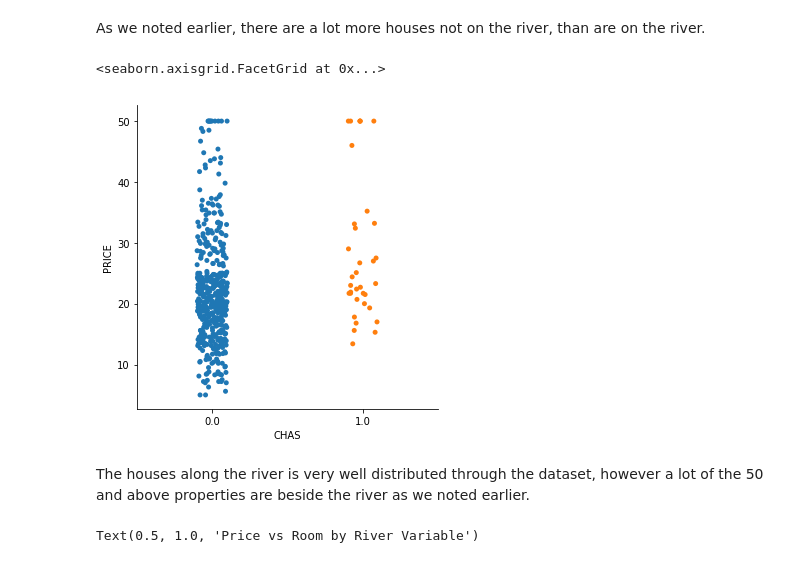
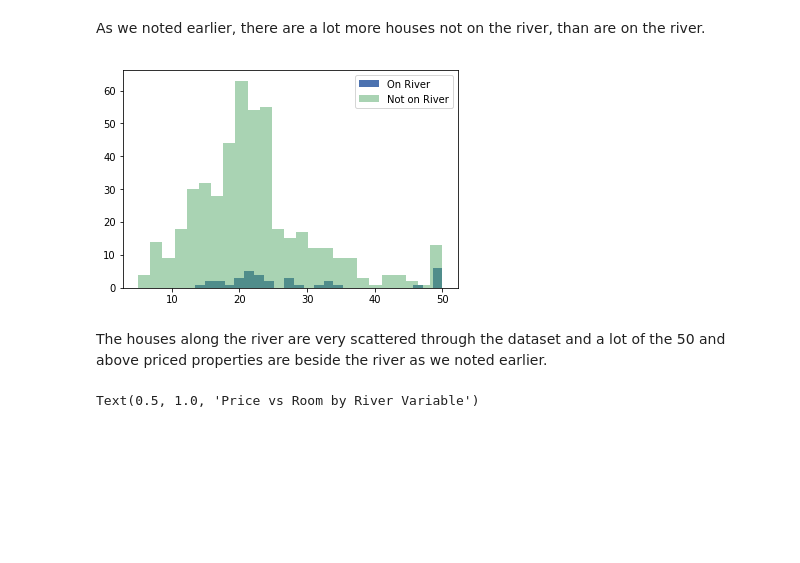
Before and after one commit to zoecahill1/machine-project, a Jupyter notebook: boston-dataset.ipynb, the cells around one changed output. Drawn from its saved outputs; the diff is of its cells as text; code cells hidden in the pictures; blank space fills up the shorter version.

```diff
--- a/boston-dataset.ipynb
+++ b/boston-dataset.ipynb
@@ -493,13 +493,21 @@ sns.countplot(x='CHAS', data=df)
 [figure]
 # %% [markdown]
 As we noted earlier, there are a lot more houses not on the river, than are on the river.
-# %%
-sns.catplot(x='CHAS', y='PRICE', data=df)
-# %% [output]
-<seaborn.axisgrid.FacetGrid at 0x...>
-[figure, removed]
+# %%
+[7]
+RiverH = df[df['CHAS'] == 1.0]['PRICE']
+NRiverH = df[df['CHAS'] == 0.0]['PRICE']
+
+plt.style.use('seaborn-deep')
+plt.hist(RiverH, bins=25, label='On River')
+plt.hist(NRiverH, bins= 25, alpha=0.5, label='Not on River')
+
+plt.legend()
+plt.show()
+# %% [output]
+[figure, added]
 # %% [markdown]
-The houses along the river is very well distributed through the dataset, however a lot of the 50 and above properties are beside the river as we noted earlier.
+The houses along the river are very scattered through the dataset and a lot of the 50 and above priced properties are beside the river as we noted earlier.
 # %%
 sns.scatterplot(data=df,x='PRICE',y='RM', hue='CHAS')
 plt.title("Price vs Room by River Variable")
```
Also changed, not shown: parts of 5 cells of this notebook, 1 other file.
